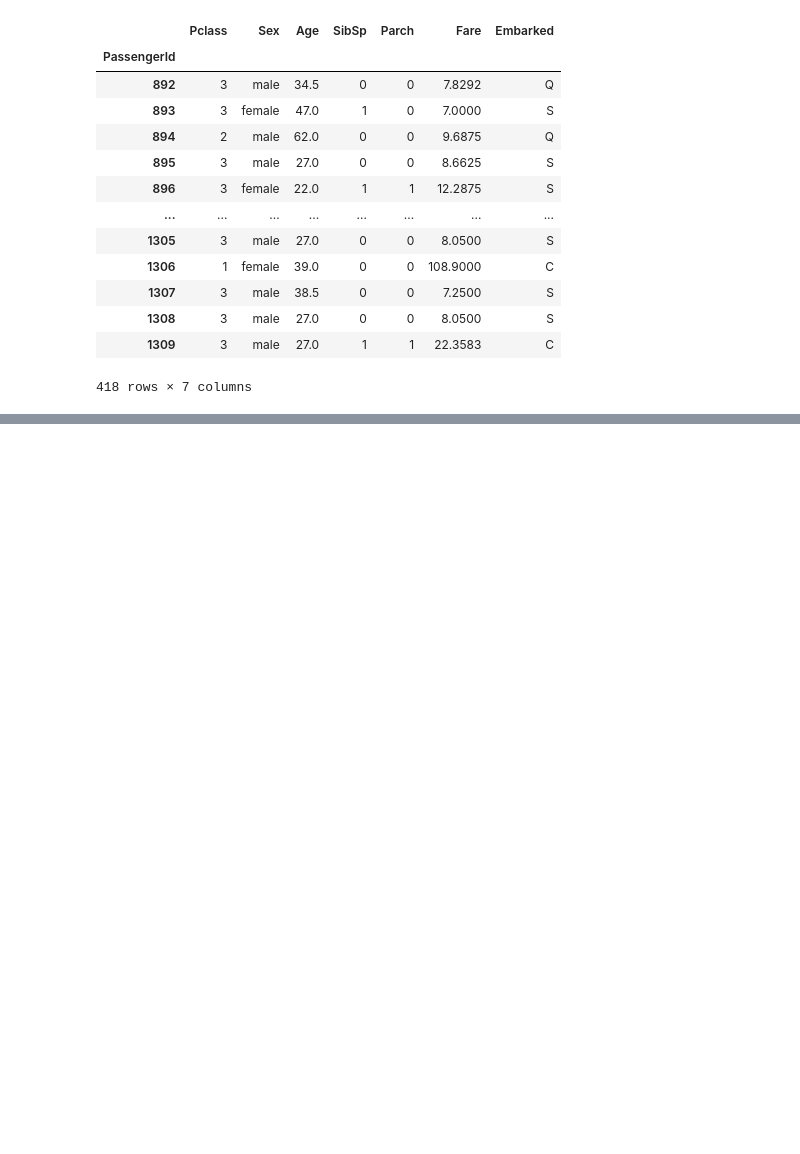
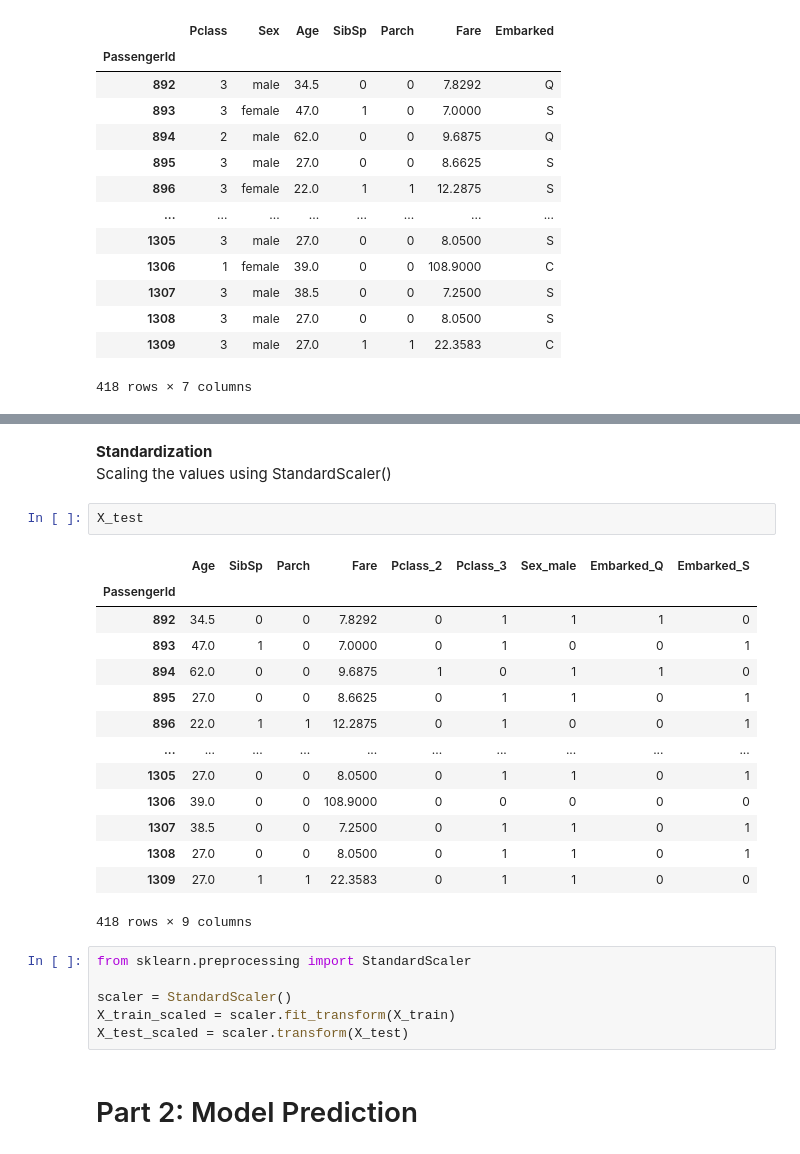
Before and after one commit to KallistaXue/Titanic-passenger-survival-prediction, a Jupyter notebook: Titanic Passenger Survival Prediction_Anqi Xue.ipynb, the cells around one changed output, grey strips where cells are left out. Saved outputs shown, nothing was run; the diff lists cells and outputs as text; blank space fills up the shorter version.

Commit message:
Finished EDA part

```diff
--- a/Titanic Passenger Survival Prediction_Anqi Xue.ipynb
+++ b/Titanic Passenger Survival Prediction_Anqi Xue.ipynb
@@ -160,0 +187,28 @@ test_df
+# %% [markdown]
+**Standardization**
+Scaling the values using StandardScaler()
+# %%
+X_test
+# %% [output]
+|  | Age | SibSp | Parch | Fare | Pclass_2 | Pclass_3 | Sex_male | Embarked_Q | Embarked_S |
+| PassengerId |  |  |  |  |  |  |  |  |  |
+| 892 | 34.5 | 0 | 0 | 7.8292 | 0 | 1 | 1 | 1 | 0 |
+| 893 | 47.0 | 1 | 0 | 7.0000 | 0 | 1 | 0 | 0 | 1 |
+| 894 | 62.0 | 0 | 0 | 9.6875 | 1 | 0 | 1 | 1 | 0 |
+| 895 | 27.0 | 0 | 0 | 8.6625 | 0 | 1 | 1 | 0 | 1 |
+| 896 | 22.0 | 1 | 1 | 12.2875 | 0 | 1 | 0 | 0 | 1 |
+| ... | ... | ... | ... | ... | ... | ... | ... | ... | ... |
+| 1305 | 27.0 | 0 | 0 | 8.0500 | 0 | 1 | 1 | 0 | 1 |
+| 1306 | 39.0 | 0 | 0 | 108.9000 | 0 | 0 | 0 | 0 | 0 |
+| 1307 | 38.5 | 0 | 0 | 7.2500 | 0 | 1 | 1 | 0 | 1 |
+| 1308 | 27.0 | 0 | 0 | 8.0500 | 0 | 1 | 1 | 0 | 1 |
+| 1309 | 27.0 | 1 | 1 | 22.3583 | 0 | 1 | 1 | 0 | 0 |
+418 rows × 9 columns
+# %%
+from sklearn.preprocessing import StandardScaler
+
+scaler = StandardScaler()
+X_train_scaled = scaler.fit_transform(X_train)
+X_test_scaled = scaler.transform(X_test)
+# %% [markdown]
+# Part 2: Model Prediction
```
Also changed, not shown: parts of 9 cells of this notebook.
